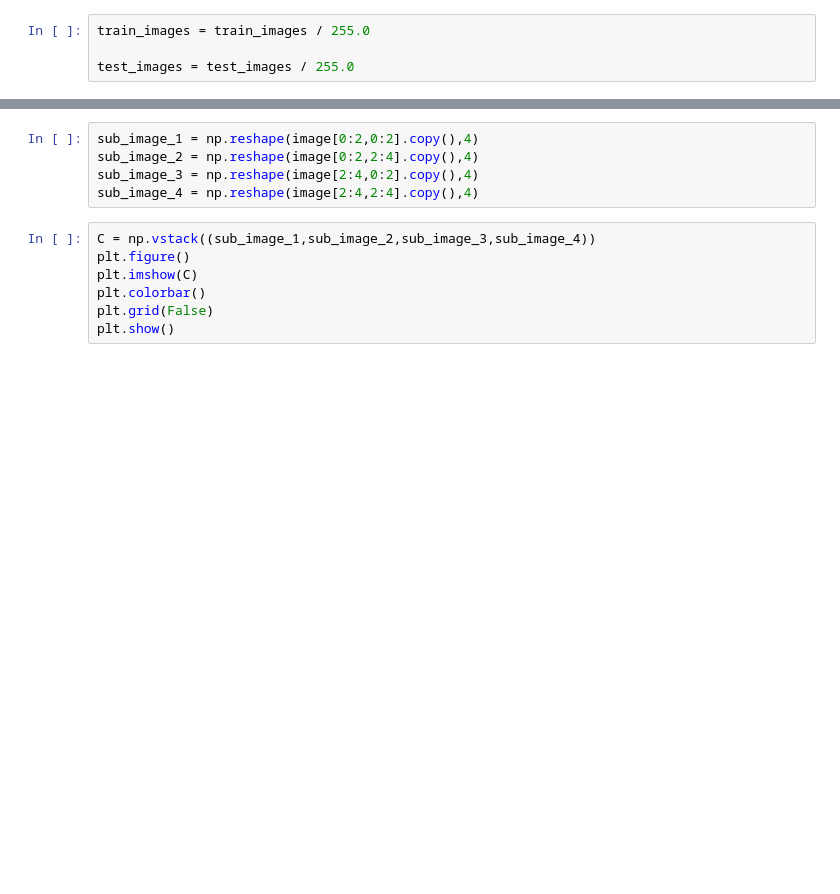
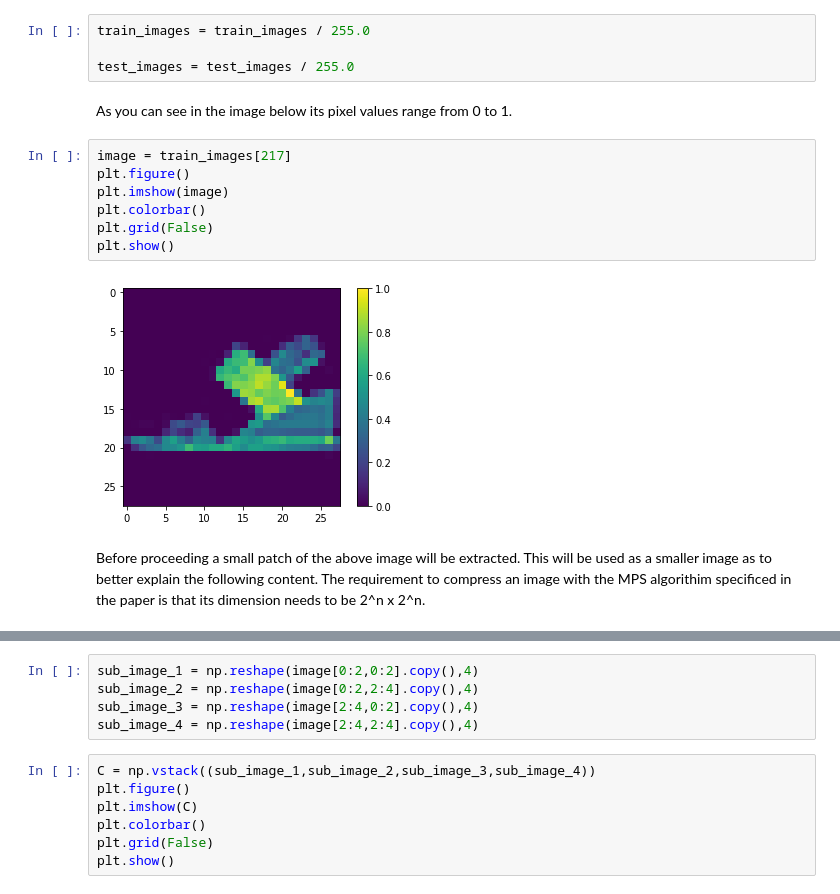
Before and after one commit to kryogenica/Image-compression-using-Matrix-Product-States, a Jupyter notebook: Image_compression.ipynb, the cells around one changed output, grey strips where cells are left out. Cells and saved outputs as stored; diff of their text form; blank space fills up the shorter version.

```diff
--- a/Image_compression.ipynb
+++ b/Image_compression.ipynb
@@ -26,6 +43,19 @@ We scale these values to a range of 0 to 1 before feeding to the neural network
 train_images = train_images / 255.0
 
 test_images = test_images / 255.0
+# %% [markdown]
+As you can see in the image below its pixel values range from 0 to 1.
+# %%
+image = train_images[217]
+plt.figure()
+plt.imshow(image)
+plt.colorbar()
+plt.grid(False)
+plt.show()
+# %% [output]
+[figure, added]
+# %% [markdown]
+Before proceeding a small patch of the above image will be extracted. This will be used as a smaller image as to better explain the following content. The requirement to compress an image with the MPS algorithim specificed in the paper is that its dimension needs to be 2^n x 2^n.
 # %%
 image = train_images[217][13:17,17:21]
 plt.figure()
```
Also changed, not shown: parts of 11 cells of this notebook.
